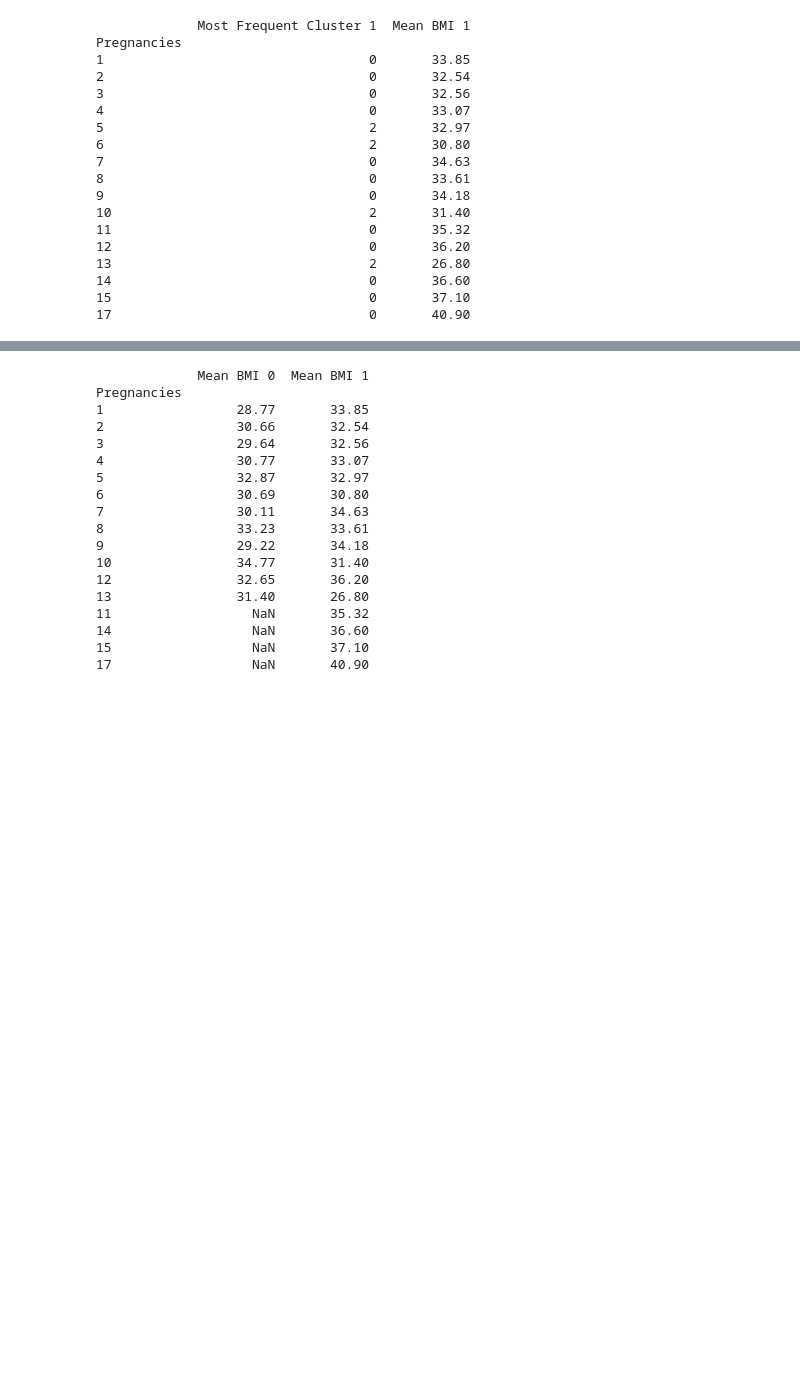
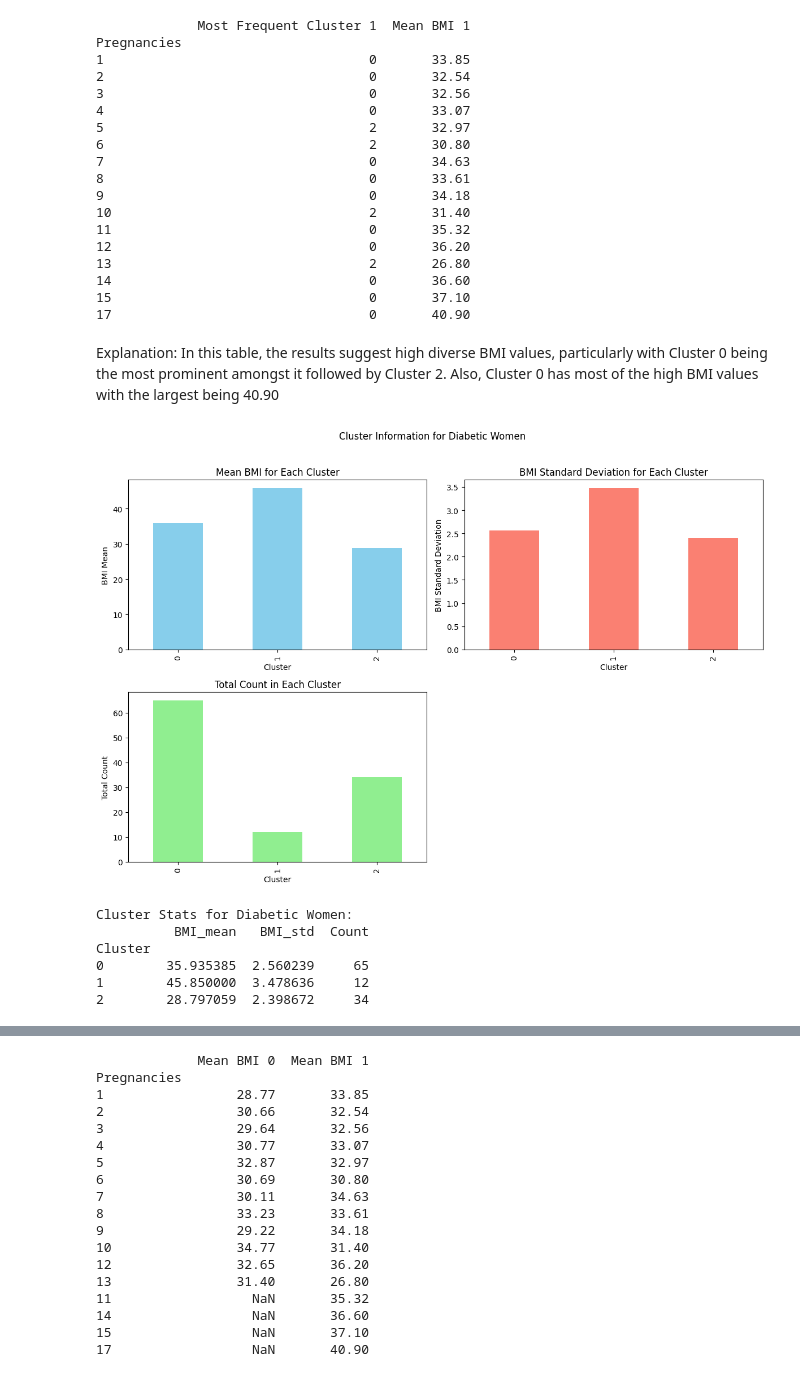
Before and after one commit to houin679/CSMODELPROJECT, a Jupyter notebook: MCO1_CSMODEL.ipynb, the cells around one changed output, grey strips where cells are left out. Cells and saved outputs as stored; diff of their text form; code cells hidden in the pictures; blank space fills up the shorter version.

```diff
--- a/MCO1_CSMODEL.ipynb
+++ b/MCO1_CSMODEL.ipynb
@@ -1271,3 +1327,23 @@ Pregnancies
 14                                 0       36.60
 15                                 0       37.10
 17                                 0       40.90
+# %% [markdown]
+Explanation: In this table, the results suggest high diverse BMI values, particularly with Cluster 0 being the most prominent amongst it followed by Cluster 2. Also, Cluster 0 has most of the high BMI values with the largest being 40.90
+# %%
+# Get cluster stats for diabetic women
+diabetic_cluster_stats = get_cluster_stats(outcome_1_df, 'Cluster')
+
+# Plotting cluster information for diabetic women
+plot_cluster_info(diabetic_cluster_stats, 'Cluster Information for Diabetic Women')
+
+# Display cluster stats
+print("\nCluster Stats for Diabetic Women:")
+print(diabetic_cluster_stats)
+# %% [output]
+[figure, added]
+Cluster Stats for Diabetic Women:
+          BMI_mean   BMI_std  Count
+Cluster
+0        35.935385  2.560239     65
+1        45.850000  3.478636     12
+2        28.797059  2.398672     34
```
Also changed, not shown: parts of 7 cells of this notebook.
